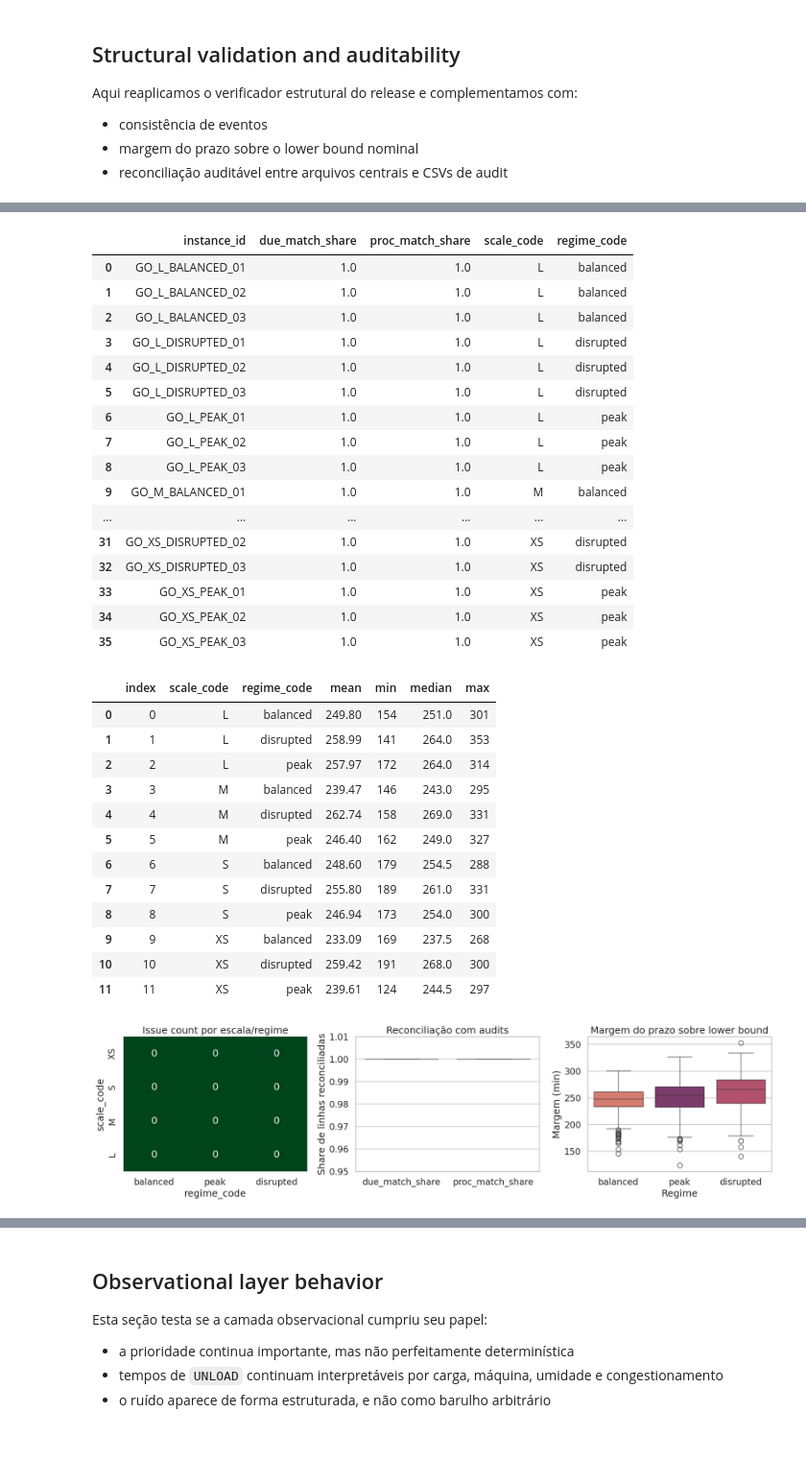
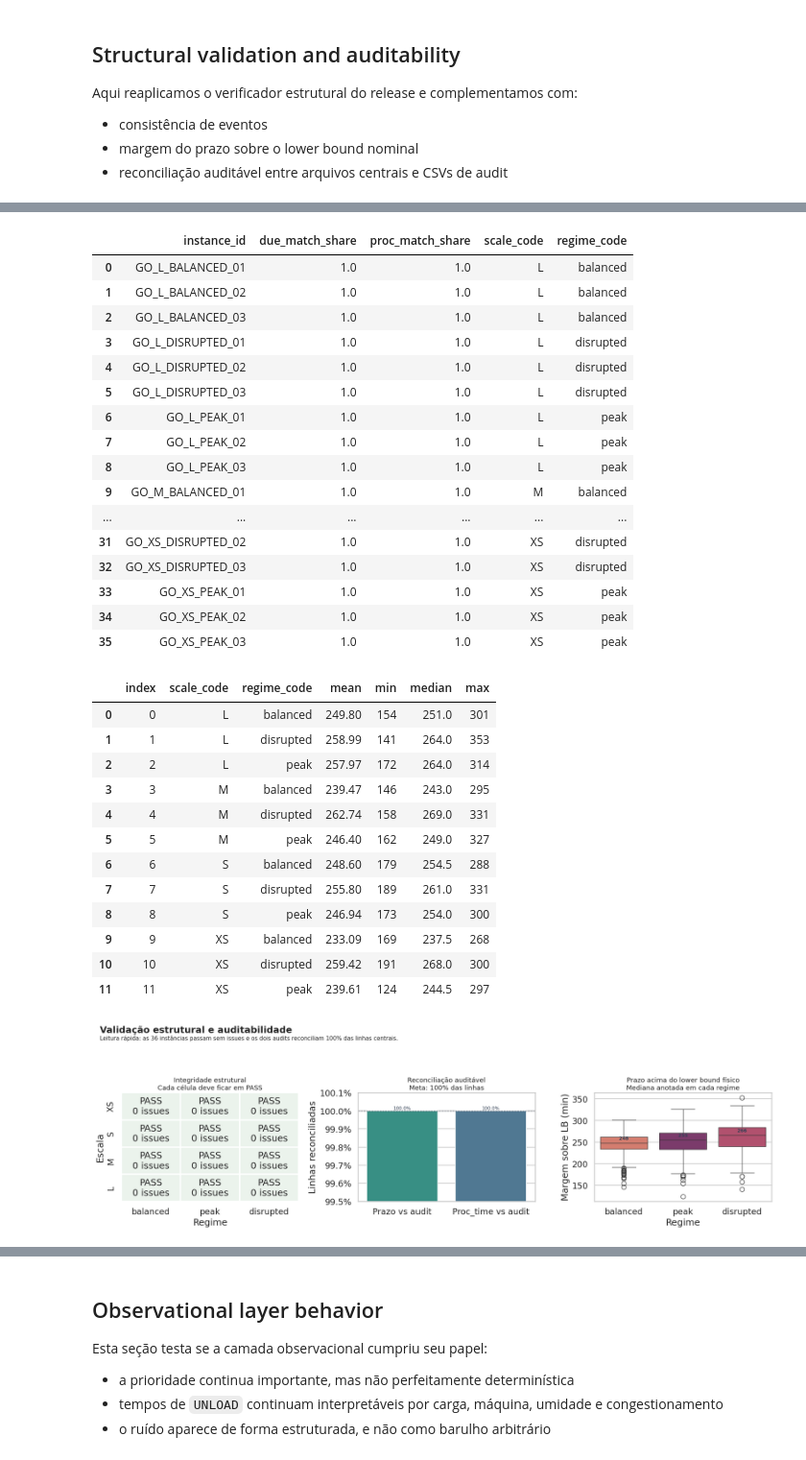
Before and after one commit to PequiFlux/agro_yard_dfjsp_benchmark_go, a Jupyter notebook: output/jupyter-notebook/instance-validation-and-exploratory-analysis.ipynb, the cells around one changed output, grey strips where cells are left out. Shown at 96% size. Saved outputs shown, nothing was run; the diff lists cells and outputs as text; code cells hidden in the pictures.

Commit message:
Improve notebook figure readability

```diff
--- a/output/jupyter-notebook/instance-validation-and-exploratory-analysis.ipynb
+++ b/output/jupyter-notebook/instance-validation-and-exploratory-analysis.ipynb
@@ -71,6 +90,8 @@ SCALE_ORDER = repl.SCALE_ORDER
 # Bootstrap the notebook workspace from the shared REPL backend
 CTX = repl.CTX
 SUMMARY = repl.SUMMARY
+NOTEBOOK_CTX = dict(repl.CTX)
+NOTEBOOK_CTX["artifact_dir"] = ARTIFACT_DIR
 
 params = repl.PARAMS.copy()
 catalog = repl.CATALOG.copy()
@@ -101,9 +122,15 @@ utilization = repl.UTILIZATION.copy()
 diagnostics = repl.DIAGNOSTICS.copy()
 unload = repl.UNLOAD.copy()
 
-validation_observed = pd.read_csv(REPO_ROOT / "catalog" / "validation_report_observed.csv")
+validation_observed = pd.read_csv(
+    REPO_ROOT / "catalog" / "validation_report_observed.csv"
+)
 validation_nominal_style = pd.read_csv(REPO_ROOT / "catalog" / "validation_report.csv")
-g2milp_contract = json.loads((REPO_ROOT / "catalog" / "g2milp_generation_contract.json").read_text(encoding="utf-8"))
+g2milp_contract = json.loads(
+    (REPO_ROOT / "catalog" / "g2milp_generation_contract.json").read_text(
+        encoding="utf-8"
+    )
+)
 
 inventory_summary = pd.DataFrame([SUMMARY])
 display(inventory_summary)
@@ -118,6 +145,7 @@ display(
 - `repl.plot_inventory_overview()`
 - `repl.plot_validation_overview()`
 - `repl.plot_observational_layer()`
+- `repl.plot_congestion_diagnostics()`
 - `repl.plot_operational_sanity()`
 - `repl.plot_instance_drilldown("GO_XS_DISRUPTED_01")`
 """
@@ -245,44 +263,16 @@ display(event_report.sort_values(["scale_code", "regime_code", "instance_id"]))
 display(audit_reconciliation.sort_values(["scale_code", "regime_code", "instance_id"]))
 
 due_margin_summary = (
-    jobs_enriched.groupby(["scale_code", "regime_code"], as_index=False)["due_margin_over_lb_min"]
+    jobs_enriched.groupby(["scale_code", "regime_code"], as_index=False)[
+        "due_margin_over_lb_min"
+    ]
     .agg(["mean", "min", "median", "max"])
     .round(2)
     .reset_index()
 )
 display(due_margin_summary)
 
-fig, axes = plt.subplots(1, 3, figsize=(18, 5))
-
-issue_heatmap = structural_report.pivot_table(
-    index="scale_code",
-    columns="regime_code",
-    values="issue_count",
-    aggfunc="sum",
-    fill_value=0,
-).reindex(index=SCALE_ORDER, columns=REGIME_ORDER)
-sns.heatmap(issue_heatmap, annot=True, fmt=".0f", cmap="Greens_r", ax=axes[0], cbar=False)
-axes[0].set_title("Issue count por escala/regime")
-
-audit_long = audit_reconciliation.melt(
-    id_vars=["instance_id", "scale_code", "regime_code"],
-    value_vars=["due_match_share", "proc_match_share"],
-    var_name="check",
-    value_name="match_share",
-)
-sns.boxplot(data=audit_long, x="check", y="match_share", hue="check", dodge=False, legend=False, ax=axes[1], palette="Set2")
-axes[1].set_title("Reconciliação com audits")
-axes[1].set_xlabel("")
-axes[1].set_ylabel("Share de linhas reconciliadas")
-axes[1].set_ylim(0.95, 1.01)
-
-sns.boxplot(data=jobs_enriched, x="regime_code", y="due_margin_over_lb_min", order=REGIME_ORDER, hue="regime_code", dodge=False, legend=False, ax=axes[2], palette="flare")
-axes[2].set_title("Margem do prazo sobre lower bound")
-axes[2].set_xlabel("Regime")
-axes[2].set_ylabel("Margem (min)")
-
-fig.tight_layout()
-fig.savefig(ARTIFACT_DIR / "structural_validation_and_auditability.png", dpi=160, bbox_inches="tight")
+fig = repl.plot_validation_overview(ctx=NOTEBOOK_CTX, save=True)
 plt.show()
 
 structural_report.to_csv(ARTIFACT_DIR / "structural_report.csv", index=False)
@@ -327,31 +317,31 @@ due_margin_summary.to_csv(ARTIFACT_DIR / "due_margin_summary.csv", index=False)
 |  | instance_id | due_match_share | proc_match_share | scale_code | regime_code |
 | 0 | GO_L_BALANCED_01 | 1.0 | 1.0 | L | balanced |
 | 1 | GO_L_BALANCED_02 | 1.0 | 1.0 | L | balanced |
 | 2 | GO_L_BALANCED_03 | 1.0 | 1.0 | L | balanced |
 | 3 | GO_L_DISRUPTED_01 | 1.0 | 1.0 | L | disrupted |
 | 4 | GO_L_DISRUPTED_02 | 1.0 | 1.0 | L | disrupted |
 | 5 | GO_L_DISRUPTED_03 | 1.0 | 1.0 | L | disrupted |
 | 6 | GO_L_PEAK_01 | 1.0 | 1.0 | L | peak |
 | 7 | GO_L_PEAK_02 | 1.0 | 1.0 | L | peak |
 | 8 | GO_L_PEAK_03 | 1.0 | 1.0 | L | peak |
 | 9 | GO_M_BALANCED_01 | 1.0 | 1.0 | M | balanced |
 | ... | ... | ... | ... | ... | ... |
 | 31 | GO_XS_DISRUPTED_02 | 1.0 | 1.0 | XS | disrupted |
 | 32 | GO_XS_DISRUPTED_03 | 1.0 | 1.0 | XS | disrupted |
 | 33 | GO_XS_PEAK_01 | 1.0 | 1.0 | XS | peak |
 | 34 | GO_XS_PEAK_02 | 1.0 | 1.0 | XS | peak |
 | 35 | GO_XS_PEAK_03 | 1.0 | 1.0 | XS | peak |
 |  | index | scale_code | regime_code | mean | min | median | max |
 | 0 | 0 | L | balanced | 249.80 | 154 | 251.0 | 301 |
 | 1 | 1 | L | disrupted | 258.99 | 141 | 264.0 | 353 |
 | 2 | 2 | L | peak | 257.97 | 172 | 264.0 | 314 |
 | 3 | 3 | M | balanced | 239.47 | 146 | 243.0 | 295 |
 | 4 | 4 | M | disrupted | 262.74 | 158 | 269.0 | 331 |
 | 5 | 5 | M | peak | 246.40 | 162 | 249.0 | 327 |
 | 6 | 6 | S | balanced | 248.60 | 179 | 254.5 | 288 |
 | 7 | 7 | S | disrupted | 255.80 | 189 | 261.0 | 331 |
 | 8 | 8 | S | peak | 246.94 | 173 | 254.0 | 300 |
 | 9 | 9 | XS | balanced | 233.09 | 169 | 237.5 | 268 |
 | 10 | 10 | XS | disrupted | 259.42 | 191 | 268.0 | 300 |
 | 11 | 11 | XS | peak | 239.61 | 124 | 244.5 | 297 |
-[figure, old version]
+[figure, new version]
```
Also changed, not shown: parts of 21 cells of this notebook, 8 other files.
